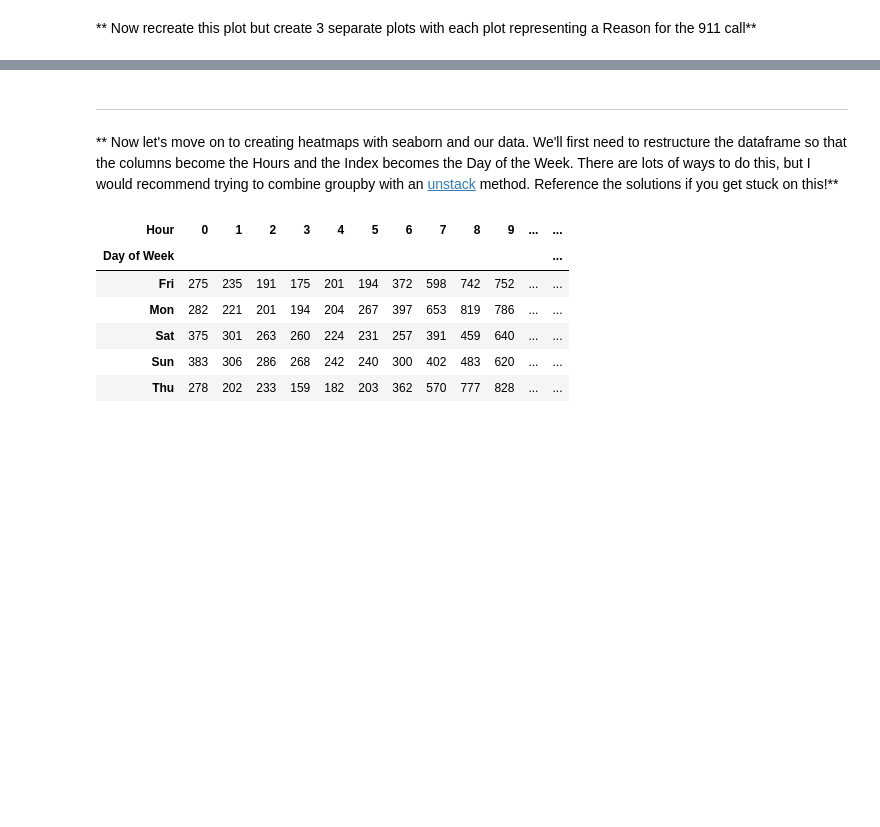
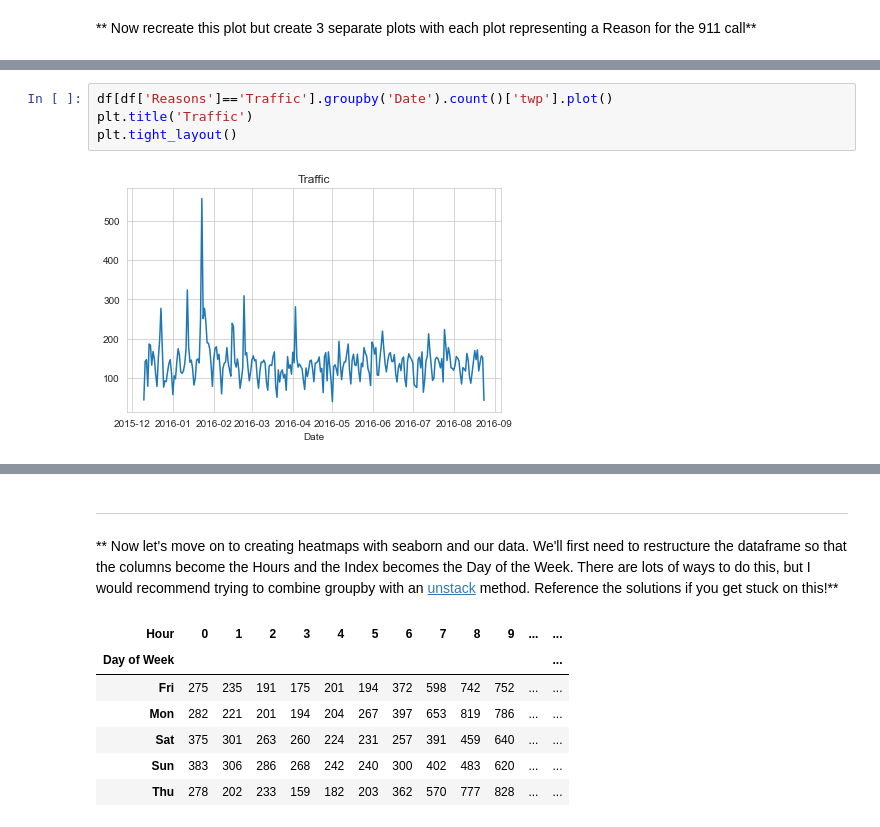
Before and after one commit to adfelt/911-Calls-Project, a Jupyter notebook: 911 Calls Data Capstone Project.ipynb, the cells around one changed output, grey strips where cells are left out. Cells and saved outputs as stored; diff of their text form; blank space fills up the shorter version.

```diff
--- a/911 Calls Data Capstone Project.ipynb
+++ b/911 Calls Data Capstone Project.ipynb
@@ -260,0 +257,6 @@ sns.lmplot(x='Month', y='twp',data=by_month)
+# %%
+df[df['Reasons']=='Traffic'].groupby('Date').count()['twp'].plot()
+plt.title('Traffic')
+plt.tight_layout()
+# %% [output]
+[figure, added]
```
Also changed, not shown: parts of 8 cells of this notebook.
